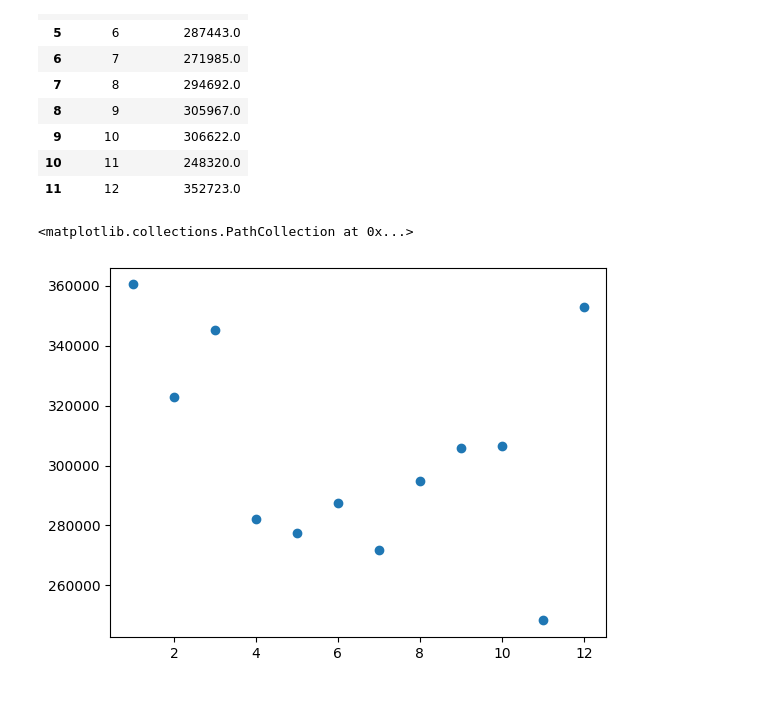
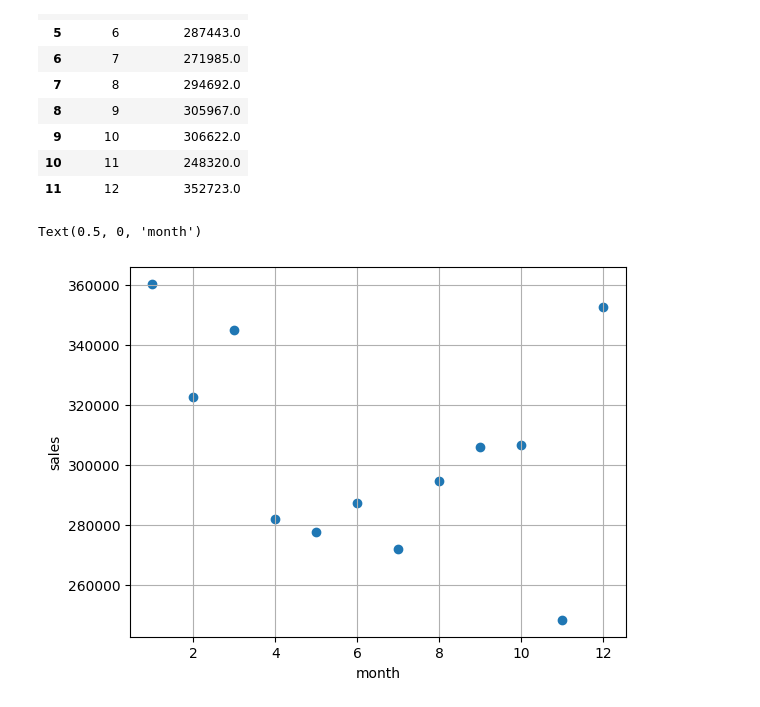
Before and after one commit to valera2444/FutureSalesPrediction, a Jupyter notebook: EDA/EDA_lags.ipynb, the cells around one changed output. Cells and saved outputs as stored; diff of their text form; code cells hidden in the pictures.

```diff
--- a/EDA/EDA_lags.ipynb
+++ b/EDA/EDA_lags.ipynb
@@ -163,7 +112,7 @@ def create_lags(data,item_lags=None,price_lags=None):
 # %%
 #list[(*range(1,15),24])
 # %%
-item_lags=list([*range(1,7),12,13,24])
+item_lags=list([*range(1,7),12,13,14,24])
 price_lags=list([*range(1,7),12,24])
 lagged = create_lags(grouped,item_lags=item_lags,price_lags=price_lags)
 # %%
@@ -245,6 +178,10 @@ lagged_month
 # %%
 
 plt.scatter(lagged_month['month'],lagged_month['item_cnt_month'])
+plt.grid(True)
+plt.ylabel('sales')
+plt.xlabel('month')
+#In the plot below we can see, that different monthes have different sales, and this difference reaches 44% (1st and 11th monthes)
 # %% [output]
-<matplotlib.collections.PathCollection at 0x...>
+Text(0.5, 0, 'month')
-[figure, old version]
+[figure, new version]
```
Also changed, not shown: parts of 18 cells of this notebook, 1 other file.
